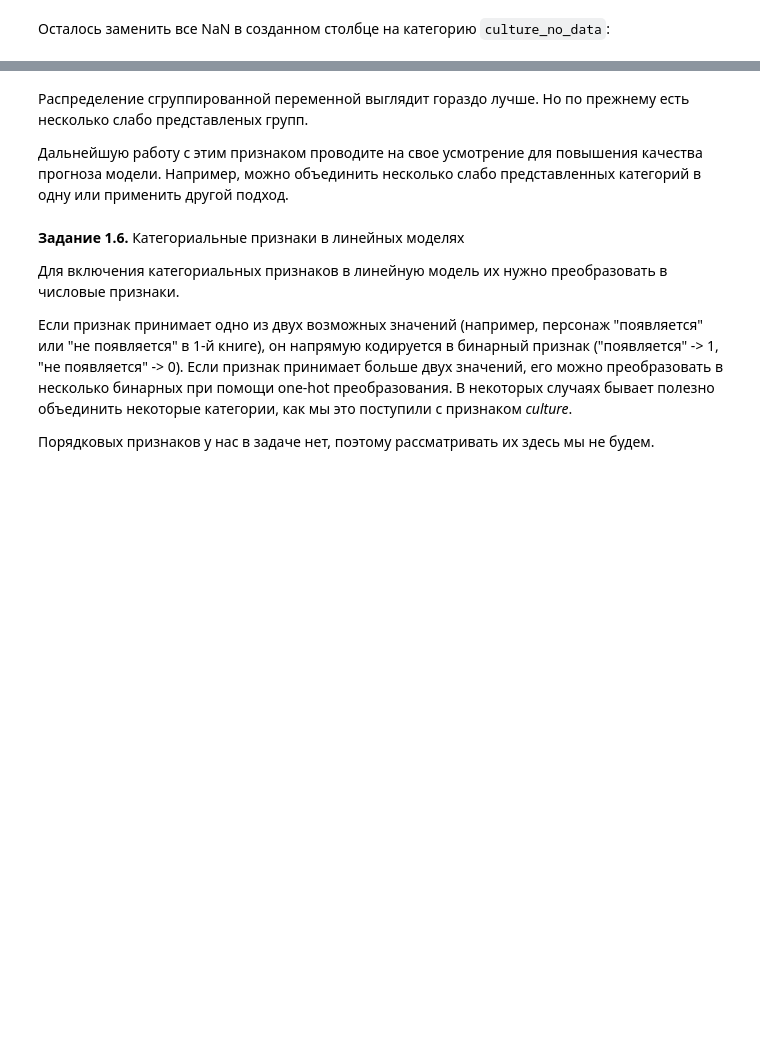
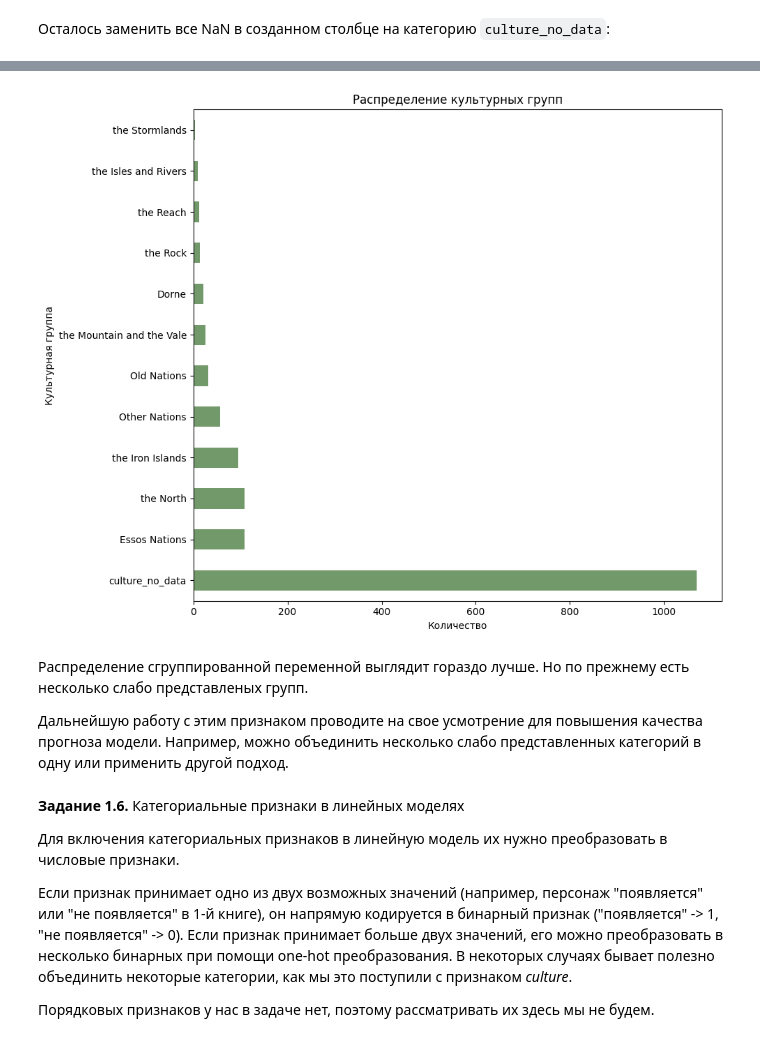
Before and after one commit to blckvia/DeepLearningSchool, a Jupyter notebook: week_01_ml_intro/Homework/hw_1_game_of_thrones.ipynb, the cells around one changed output, grey strips where cells are left out. Saved outputs shown, nothing was run; the diff lists cells and outputs as text; code cells hidden in the pictures; blank space fills up the shorter version.

```diff
--- a/week_01_ml_intro/Homework/hw_1_game_of_thrones.ipynb
+++ b/week_01_ml_intro/Homework/hw_1_game_of_thrones.ipynb
@@ -154,3 +244,5 @@ data.describe(include = [...]).T[['count', 'min', 'max']]
 Посмотрите на частотное распределение этого признака. Лишь для малого числа персонажей `numDeadRelations>0`.
 
 Создайте признак `boolDeadRelations`. Давайте упростим признак `numDeadRelations`, и просто поделим людей на тех, у кого были хоть какие то отношения с мертвыми персонажами, т.е. `numDeadRelations > 0`, и те, у которых не было, т.е. `numDeadRelations = 0`.
+# %%
+data['boolDeadRelations'] = data['numDeadRelations'] > 0
@@ -162,5 +265,5 @@ data.describe(include = [...]).T[['count', 'min', 'max']]
 
 Фактически, в переменной `age` мы заменяем NaN на 0, но одновременно добавляем в модель еще один бинарный признак `age_no_data`, несущий информацию о том, у каких персонажей не был указан возраст:
 # %%
-data['age_value'] = ...# ДОБАВЬТЕ ВАШ КОД
+data['age_value'] = [0 if np.isnan(x) else x for x in data['age']]
 data['age_no_data'] = [1 if np.isnan(x) else 0 for x in data['age']]
@@ -231,5 +365,9 @@ d_inverted
 {'a1': 'A', 'a2': 'A', 'a3': 'A', 'b1': 'B', 'b2': 'B', 'b3': 'B', 'b4': 'B'}
 # %%
 # По аналогии с примером выше инвертируйте словарь cultures_grouped
-# cultures_grouped_inverted = ...
-# ...
+cultures_grouped_inverted = {}
+for k in cultures_grouped.keys():
+  for v in cultures_grouped[k]:
+    cultures_grouped_inverted.update({v:k})
+
+cultures_grouped_inverted
@@ -247,0 +413,2 @@ data['culture_grouped'] = data['culture'].str.lower().map(cultures_grouped_inver
+# %%
+data.culture_grouped.fillna('culture_no_data', inplace=True)
@@ -248,3 +433,12 @@ data['culture_grouped'] = data['culture'].str.lower().map(cultures_grouped_inver
+# %%
+data['culture_grouped'].value_counts().plot(kind='barh', figsize=(10, 8), color='#729969')
+plt.title('Распределение культурных групп')
+plt.xlabel('Количество')
+plt.ylabel('Культурная группа')
+plt.tight_layout()
+plt.show()
+# %% [output]
+[figure, added]
 # %% [markdown]
 Распределение сгруппированной переменной выглядит гораздо лучше. Но по прежнему есть несколько слабо представленых групп.
 
```
Also changed, not shown: parts of 81 cells of this notebook.
